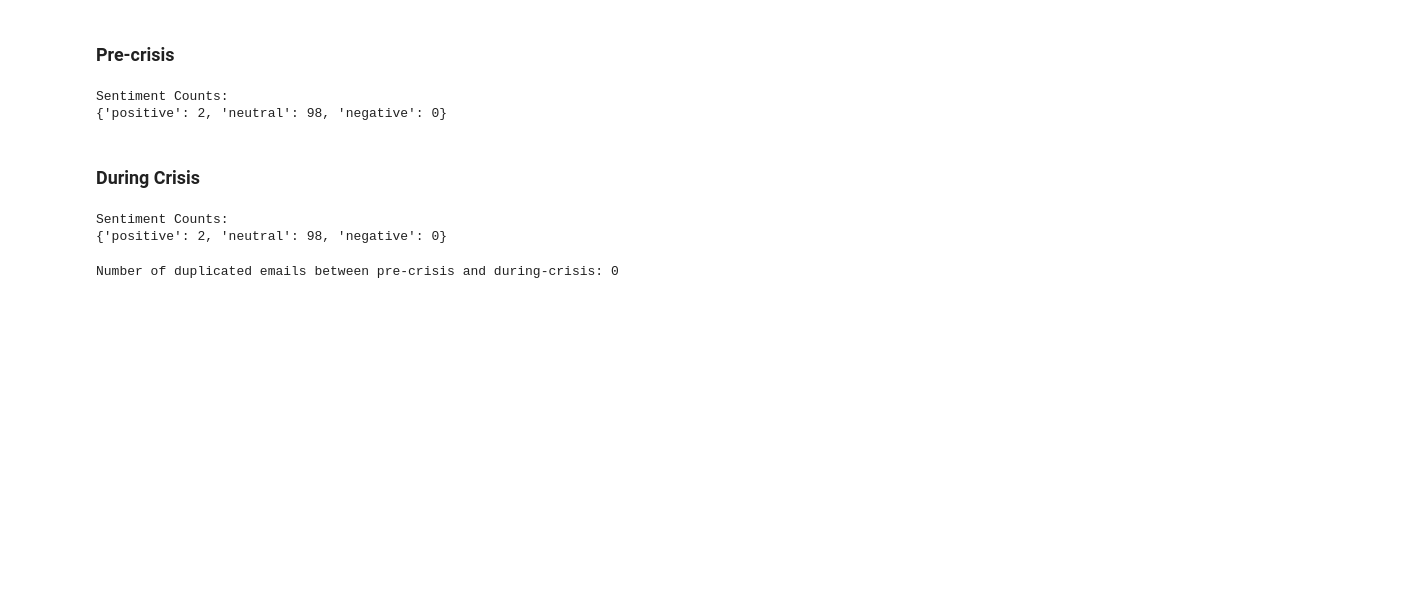
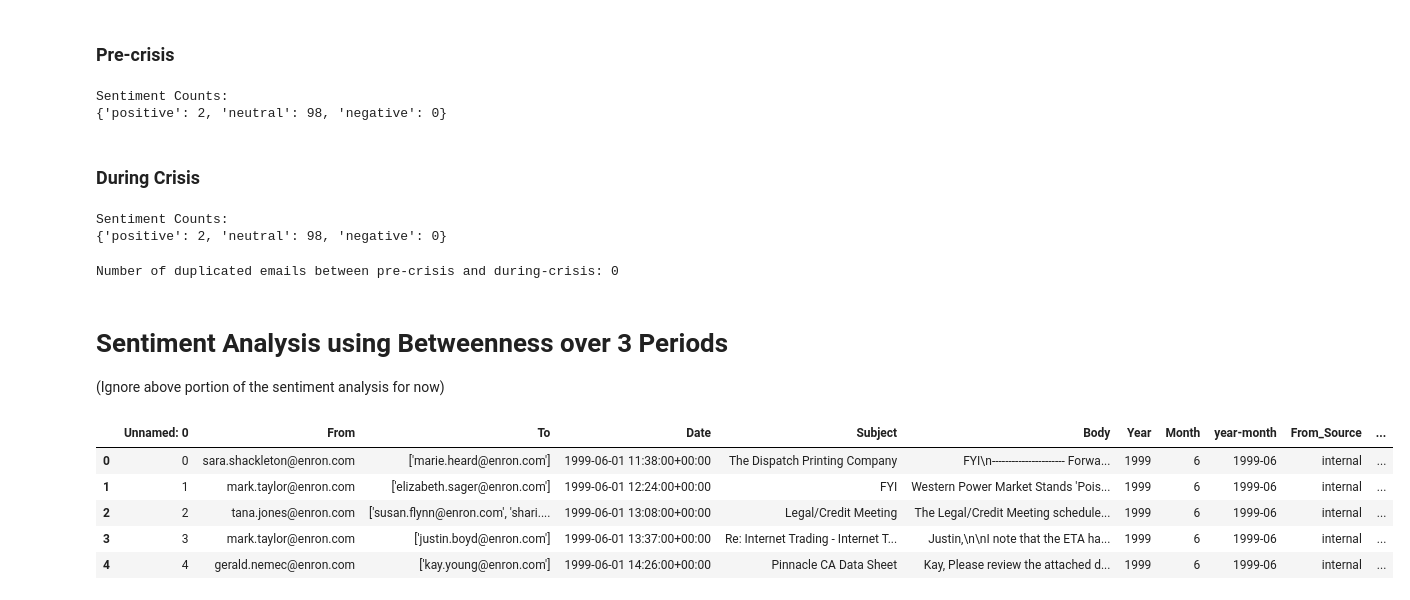
Before and after one commit to dyleedoes/enron_ind5003, a Jupyter notebook: ind5003_enron_nlp.ipynb, the cells around one changed output. Cells and saved outputs as stored; diff of their text form; code cells hidden in the pictures; blank space fills up the shorter version.

```diff
--- a/ind5003_enron_nlp.ipynb
+++ b/ind5003_enron_nlp.ipynb
@@ -903,3 +907,23 @@ duplicate_emails = sample_pre_crisis['Cleaned_Body'].isin(sample_during_crisis['
 print(f"Number of duplicated emails between pre-crisis and during-crisis: {duplicate_emails}")
 # %% [output]
 Number of duplicated emails between pre-crisis and during-crisis: 0
+# %% [markdown]
+# Sentiment Analysis using Betweenness over 3 Periods
+
+(Ignore above portion of the sentiment analysis for now)
+# %%
+# Load the DF for the 3 timeframes
+# Be sure to download them locally into your computer first
+enron_pre_crisis_betweenness = pd.read_csv('Betweenness/enron_pre_crisis_betweenness.csv')
+enron_during_crisis_betweenness = pd.read_csv('Betweenness/enron_during_crisis_betweenness.csv')
+enron_post_crisis_betweeness = pd.read_csv('Betweenness/enron_post_crisis_betweenness.csv')
+# %%
+# Preview the DFs
+enron_pre_crisis_betweenness.head()
+# %% [output]
+|  | Unnamed: 0 | From | To | Date | Subject | Body | Year | Month | year-month | From_Source | ... |
+| 0 | 0 | sara.shackleton@enron.com | ['marie.heard@enron.com'] | 1999-06-01 11:38:00+00:00 | The Dispatch Printing Company | FYI\n---------------------- Forwa... | 1999 | 6 | 1999-06 | internal | ... |
+| 1 | 1 | mark.taylor@enron.com | ['elizabeth.sager@enron.com'] | 1999-06-01 12:24:00+00:00 | FYI | Western Power Market Stands 'Pois... | 1999 | 6 | 1999-06 | internal | ... |
+| 2 | 2 | tana.jones@enron.com | ['susan.flynn@enron.com', 'shari.... | 1999-06-01 13:08:00+00:00 | Legal/Credit Meeting | The Legal/Credit Meeting schedule... | 1999 | 6 | 1999-06 | internal | ... |
+| 3 | 3 | mark.taylor@enron.com | ['justin.boyd@enron.com'] | 1999-06-01 13:37:00+00:00 | Re: Internet Trading - Internet T... | Justin,\n\nI note that the ETA ha... | 1999 | 6 | 1999-06 | internal | ... |
+| 4 | 4 | gerald.nemec@enron.com | ['kay.young@enron.com'] | 1999-06-01 14:26:00+00:00 | Pinnacle CA Data Sheet | Kay, Please review the attached d... | 1999 | 6 | 1999-06 | internal | ... |
```
Also changed, not shown: parts of 30 cells of this notebook, 58 other files.
